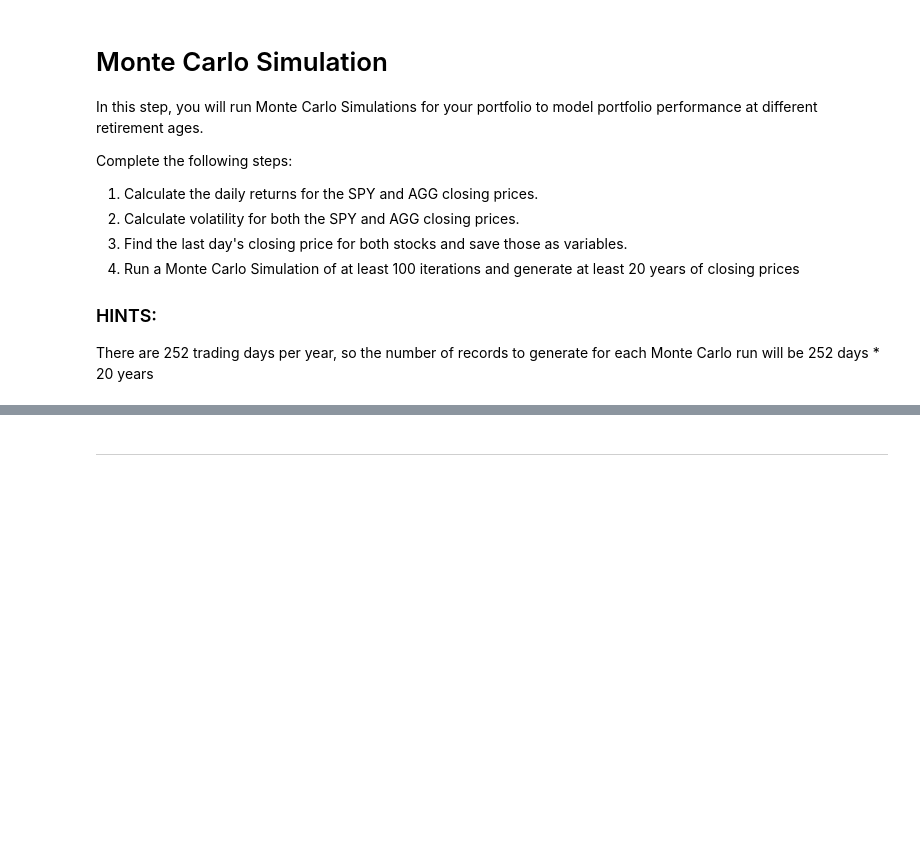
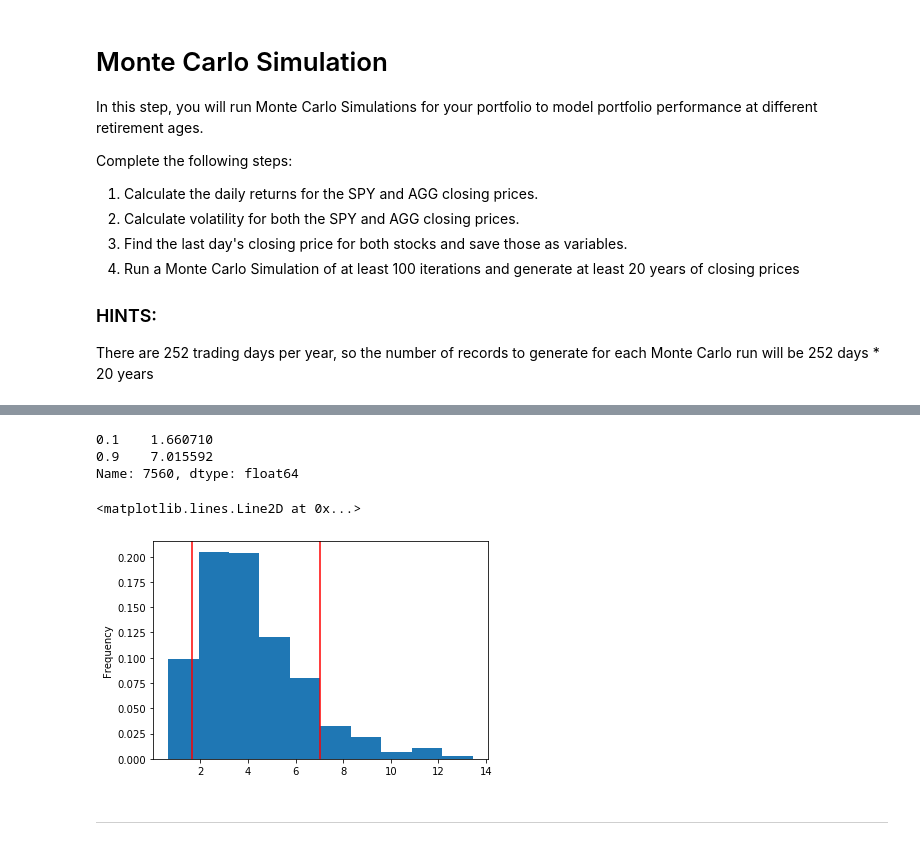
Before and after one commit to KeepItOnTheDownload/Financial-Planning-Services-Challenge, a Jupyter notebook: portfolio_planner.ipynb, the cells around one changed output, grey strips where cells are left out. Saved outputs shown, nothing was run; the diff lists cells and outputs as text; code cells hidden in the pictures; blank space fills up the shorter version.

```diff
--- a/portfolio_planner.ipynb
+++ b/portfolio_planner.ipynb
@@ -64,3 +189,8 @@ for x in range(number_simulations):
 # %%
 # Display the 90% confidence interval for the ending returns
-# YOUR CODE HERE
+confidence_interval = ending_cumulative_returns.quantile(q=[0.10, 0.90])
+confidence_interval
+# %% [output]
+0.1    1.660710
+0.9    7.015592
+Name: 7560, dtype: float64
@@ -70,3 +197,12 @@ for x in range(number_simulations):
+# %%
+# Visualize the distribution of the ending returns
+plt.figure();
+ending_cumulative_returns.plot(kind='hist', density=True, bins=10)
+plt.axvline(confidence_interval.iloc[0], color='r')
+plt.axvline(confidence_interval.iloc[1], color='r')
+# %% [output]
+<matplotlib.lines.Line2D at 0x...>
+[figure, added]
 # %% [markdown]
 ---
 # %% [markdown]
```
Also changed, not shown: parts of 31 cells of this notebook, 2 other files.
